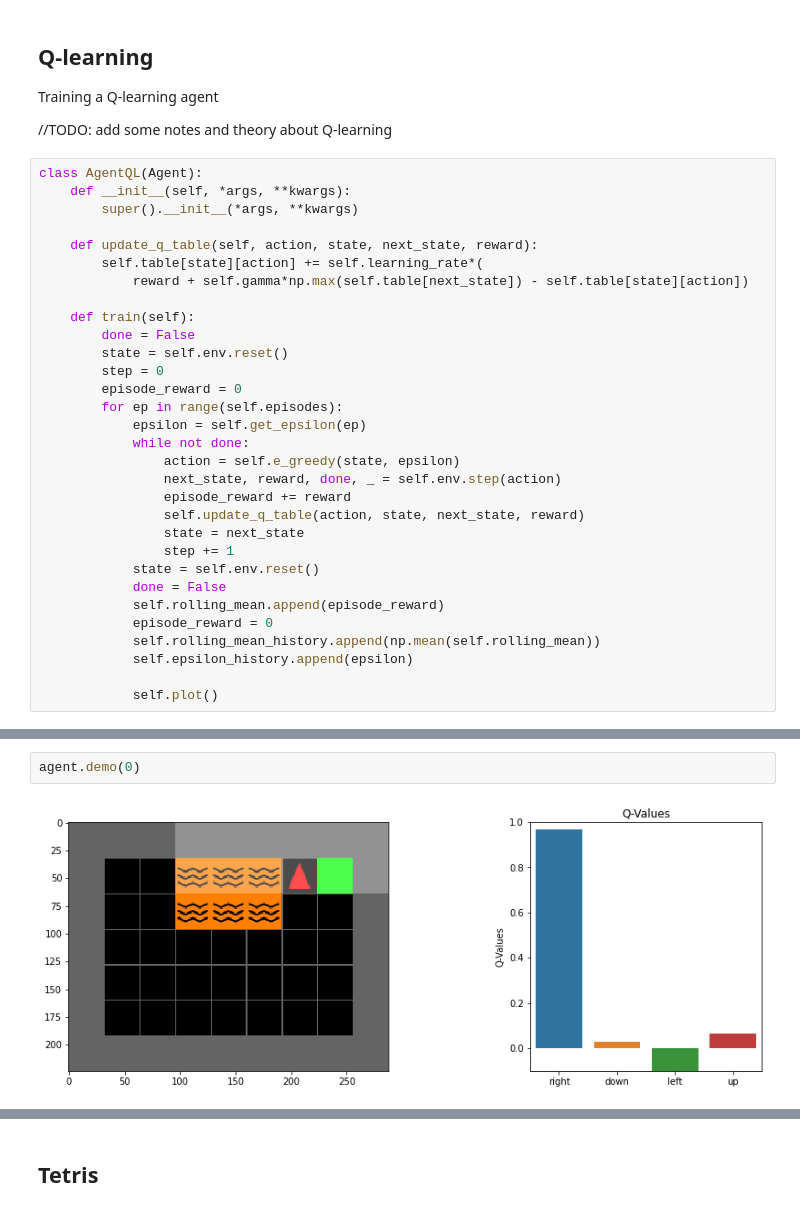
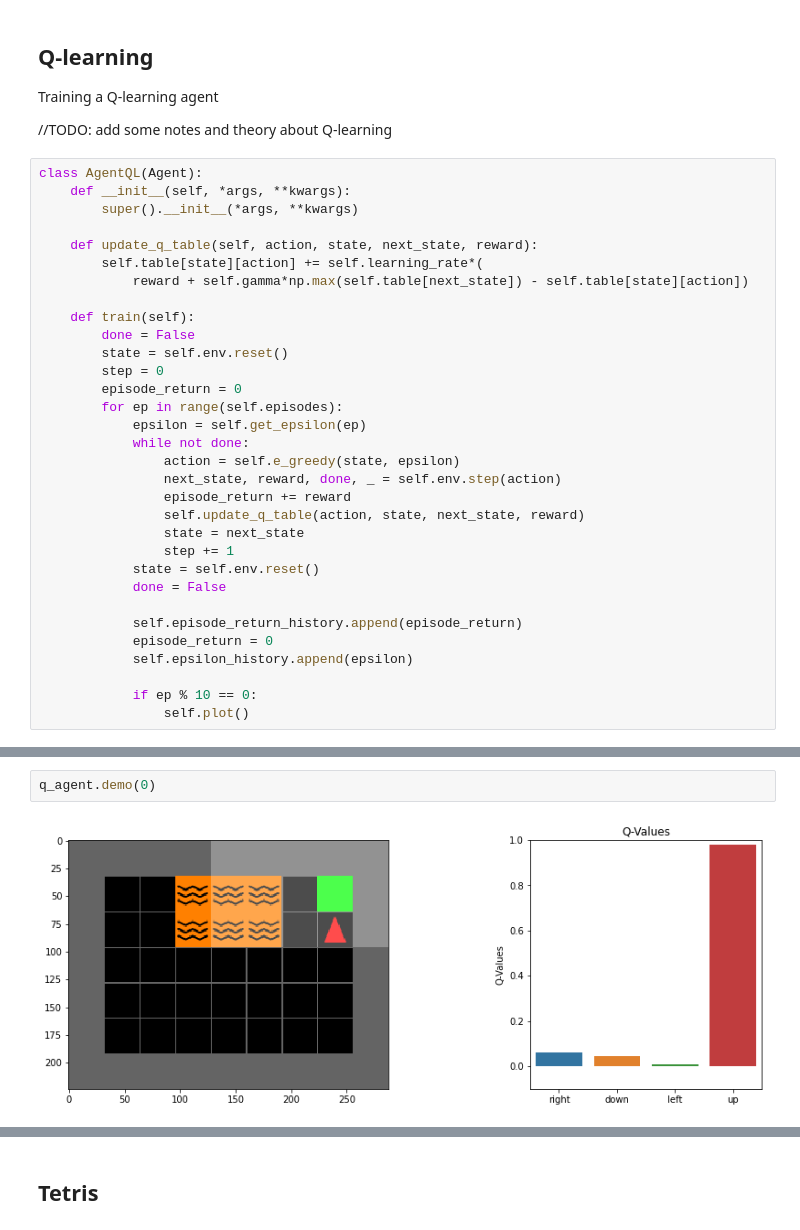
Before and after one commit to ByteFuse/indabax-2021, a Jupyter notebook: rl.ipynb, the cells around one changed output, grey strips where cells are left out. Saved outputs shown, nothing was run; the diff lists cells and outputs as text.

```diff
--- a/rl.ipynb
+++ b/rl.ipynb
@@ -308,22 +307,23 @@ class AgentQL(Agent):
         done = False
         state = self.env.reset()
         step = 0
-        episode_reward = 0
+        episode_return = 0
         for ep in range(self.episodes):
             epsilon = self.get_epsilon(ep)
             while not done:
                 action = self.e_greedy(state, epsilon)
                 next_state, reward, done, _ = self.env.step(action)
-                episode_reward += reward
+                episode_return += reward
                 self.update_q_table(action, state, next_state, reward)
                 state = next_state
                 step += 1
             state = self.env.reset()
             done = False
-            self.rolling_mean.append(episode_reward)
-            episode_reward = 0
-            self.rolling_mean_history.append(np.mean(self.rolling_mean))
+
+            self.episode_return_history.append(episode_return)
+            episode_return = 0
             self.epsilon_history.append(epsilon)
 
-            self.plot()
+            if ep % 10 == 0:
+                self.plot()
 # %%
@@ -343,4 +334,4 @@ plt.show()
-# %%
-agent.demo(0)
-# %% [output]
-[figure, removed]
+# %%
+q_agent.demo(0)
+# %% [output]
+[figure, added]
```
Also changed, not shown: parts of 15 cells of this notebook.
